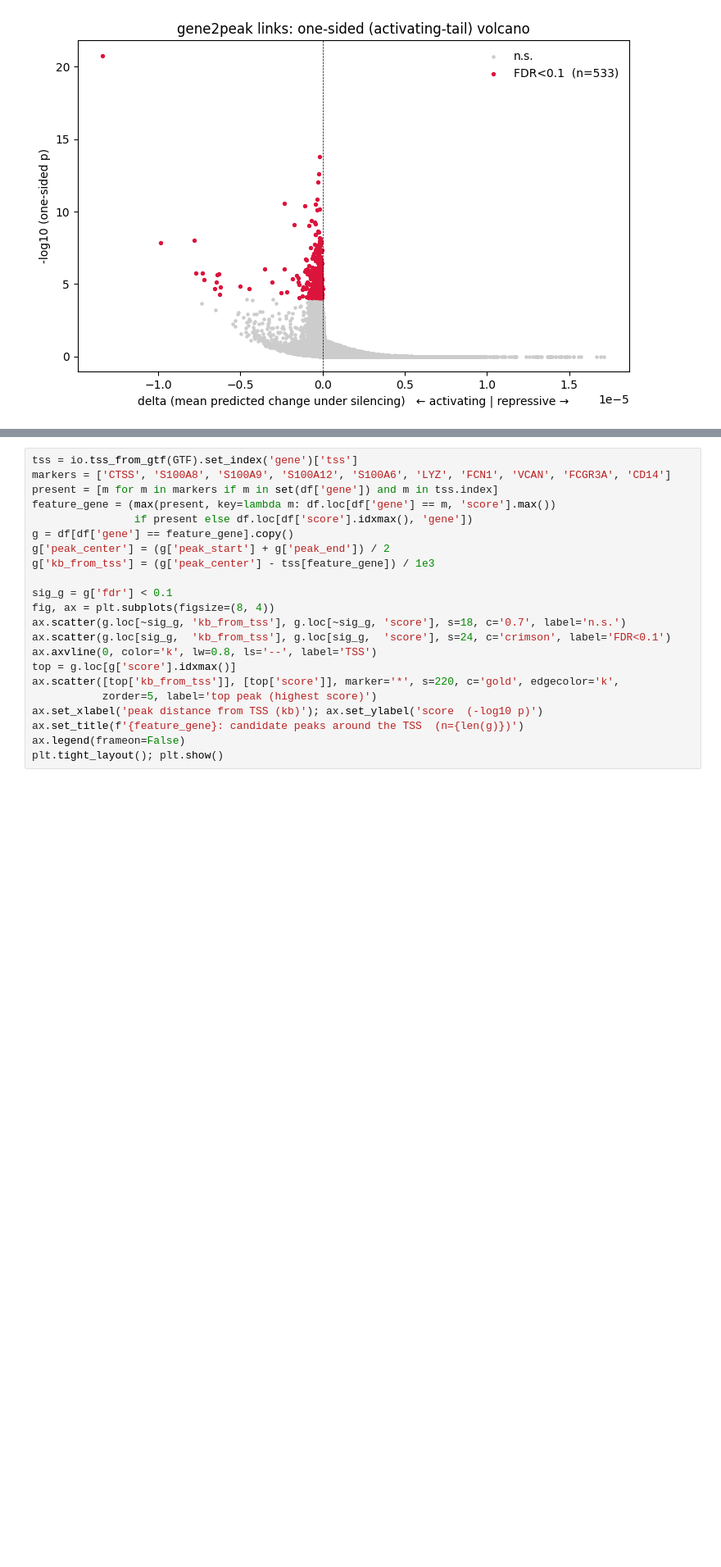
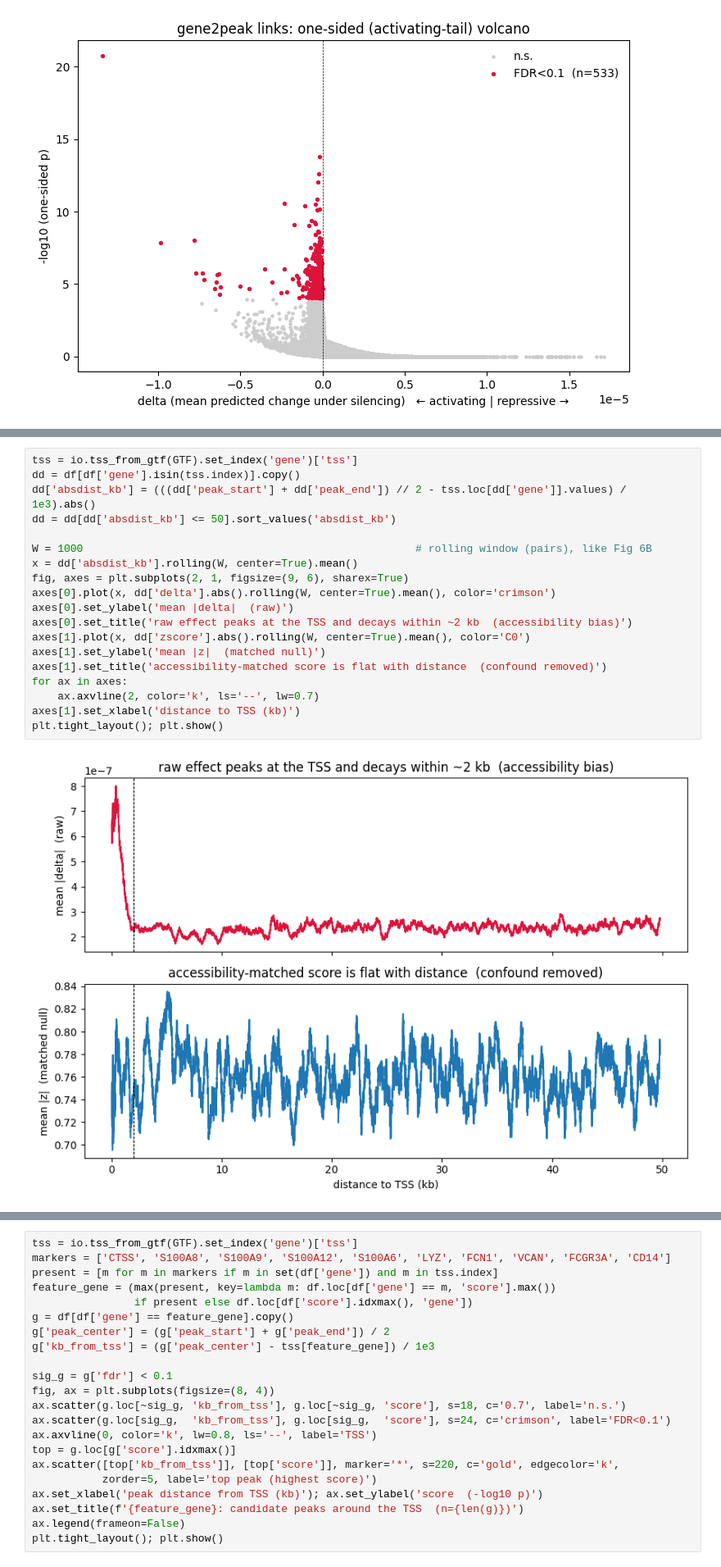
Before and after one commit to ducbch/multiDGD_E2G, a Jupyter notebook: workflow/visualize_run.ipynb, the cells around one changed output, grey strips where cells are left out. Shown at 82% size. Saved outputs shown, nothing was run; the diff lists cells and outputs as text; blank space fills up the shorter version.

Commit message:
add matched null plot to workflow and md

```diff
--- a/workflow/visualize_run.ipynb
+++ b/workflow/visualize_run.ipynb
@@ -155,3 +159,24 @@ plt.tight_layout(); plt.show()
+# %%
+tss = io.tss_from_gtf(GTF).set_index('gene')['tss']
+dd = df[df['gene'].isin(tss.index)].copy()
+dd['absdist_kb'] = (((dd['peak_start'] + dd['peak_end']) // 2 - tss.loc[dd['gene']].values) / 1e3).abs()
+dd = dd[dd['absdist_kb'] <= 50].sort_values('absdist_kb')
+
+W = 1000                                                    # rolling window (pairs), like Fig 6B
+x = dd['absdist_kb'].rolling(W, center=True).mean()
+fig, axes = plt.subplots(2, 1, figsize=(9, 6), sharex=True)
+axes[0].plot(x, dd['delta'].abs().rolling(W, center=True).mean(), color='crimson')
+axes[0].set_ylabel('mean |delta|  (raw)')
+axes[0].set_title('raw effect peaks at the TSS and decays within ~2 kb  (accessibility bias)')
+axes[1].plot(x, dd['zscore'].abs().rolling(W, center=True).mean(), color='C0')
+axes[1].set_ylabel('mean |z|  (matched null)')
+axes[1].set_title('accessibility-matched score is flat with distance  (confound removed)')
+for ax in axes:
+    ax.axvline(2, color='k', ls='--', lw=0.7)
+axes[1].set_xlabel('distance to TSS (kb)')
+plt.tight_layout(); plt.show()
+# %% [output]
+[figure, added]
 # %% [markdown]
 ## Step 7 — Locus view of a marker gene
 
```
Also changed, not shown: parts of 2 cells of this notebook, 2 other files.
